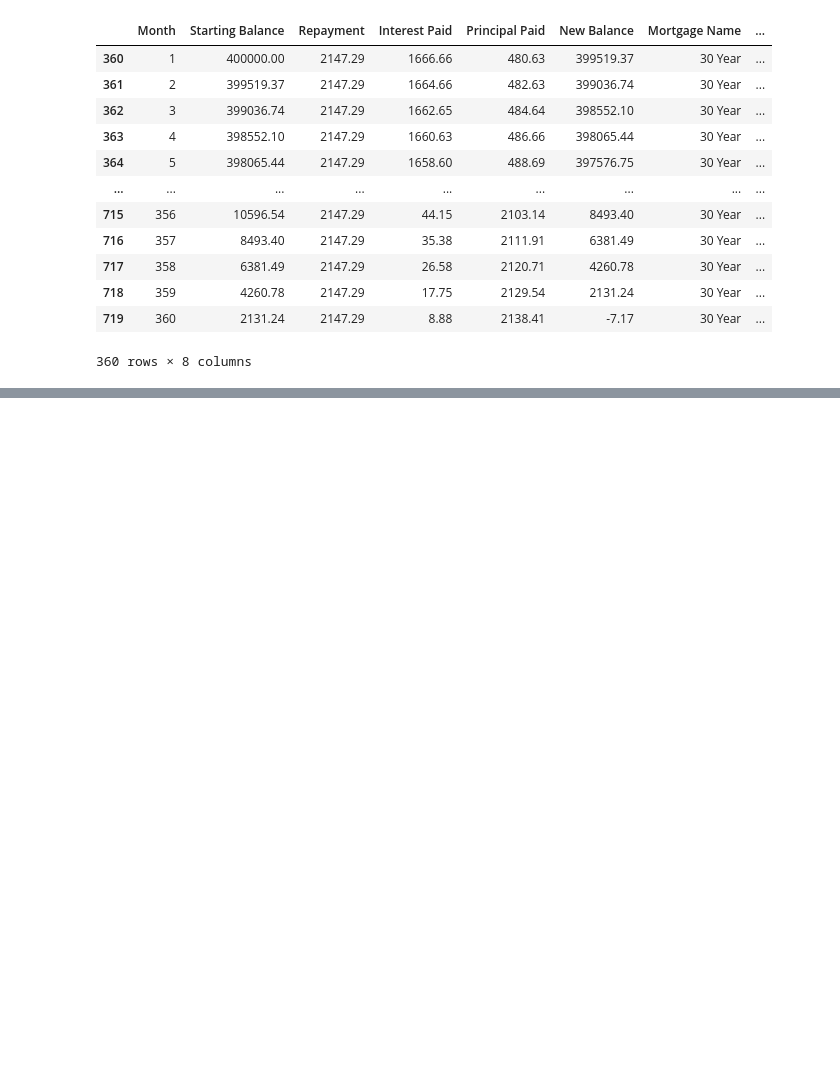
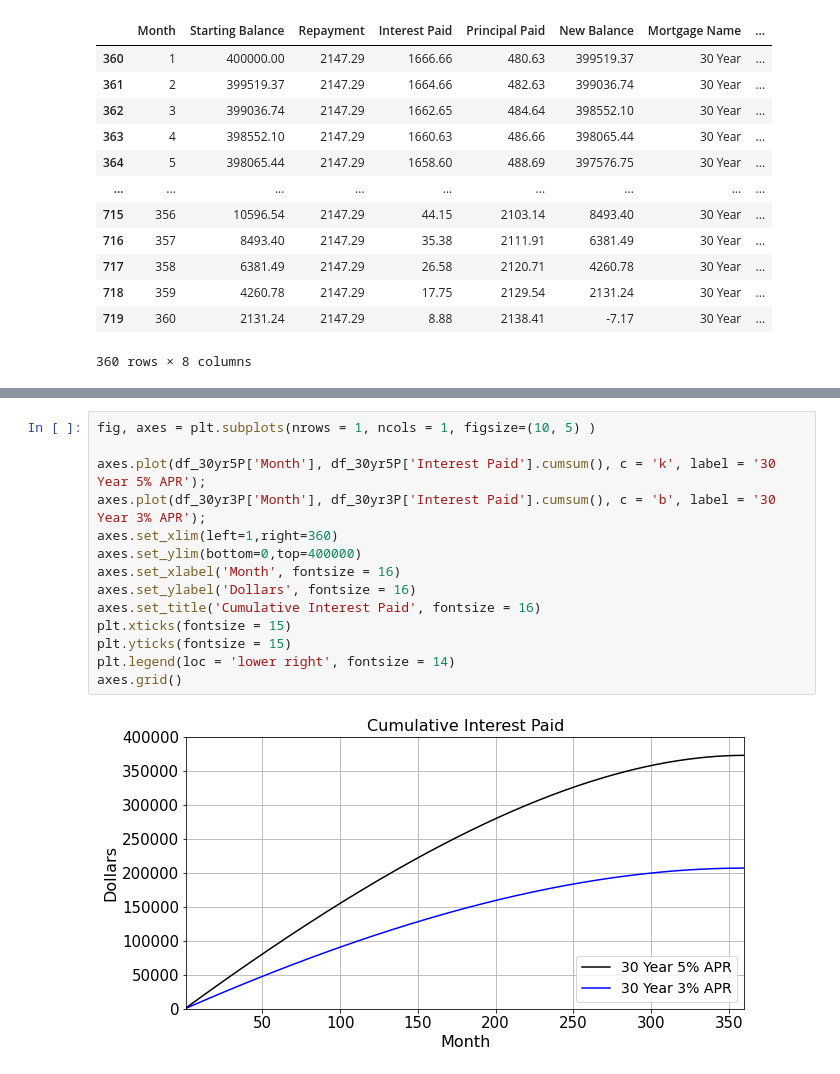
Before and after one commit to Jonny-T87/Dojo-Work, a Jupyter notebook: Recreate_Graph_Part_2.ipynb, the cells around one changed output, grey strips where cells are left out. Drawn from its saved outputs; the diff is of its cells as text; blank space fills up the shorter version.

```diff
--- a/Recreate_Graph_Part_2.ipynb
+++ b/Recreate_Graph_Part_2.ipynb
@@ -66,0 +85,16 @@ sns.lineplot('Month', 'Interest Paid', ci=None,
+# %%
+fig, axes = plt.subplots(nrows = 1, ncols = 1, figsize=(10, 5) )
+
+axes.plot(df_30yr5P['Month'], df_30yr5P['Interest Paid'].cumsum(), c = 'k', label = '30 Year 5% APR');
+axes.plot(df_30yr3P['Month'], df_30yr3P['Interest Paid'].cumsum(), c = 'b', label = '30 Year 3% APR');
+axes.set_xlim(left=1,right=360)
+axes.set_ylim(bottom=0,top=400000)
+axes.set_xlabel('Month', fontsize = 16)
+axes.set_ylabel('Dollars', fontsize = 16)
+axes.set_title('Cumulative Interest Paid', fontsize = 16)
+plt.xticks(fontsize = 15)
+plt.yticks(fontsize = 15)
+plt.legend(loc = 'lower right', fontsize = 14)
+axes.grid()
+# %% [output]
+[figure, added]
```
Also changed, not shown: parts of 4 cells of this notebook.
